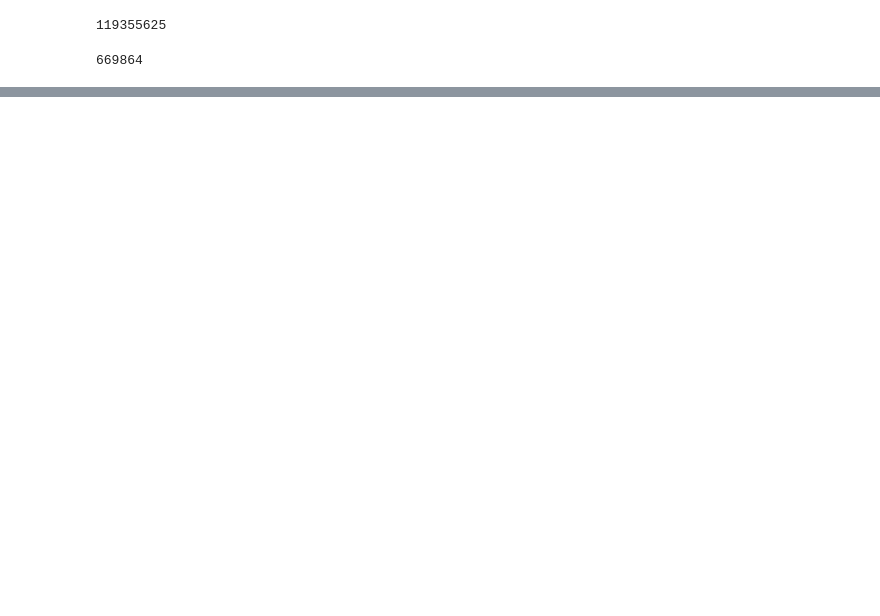
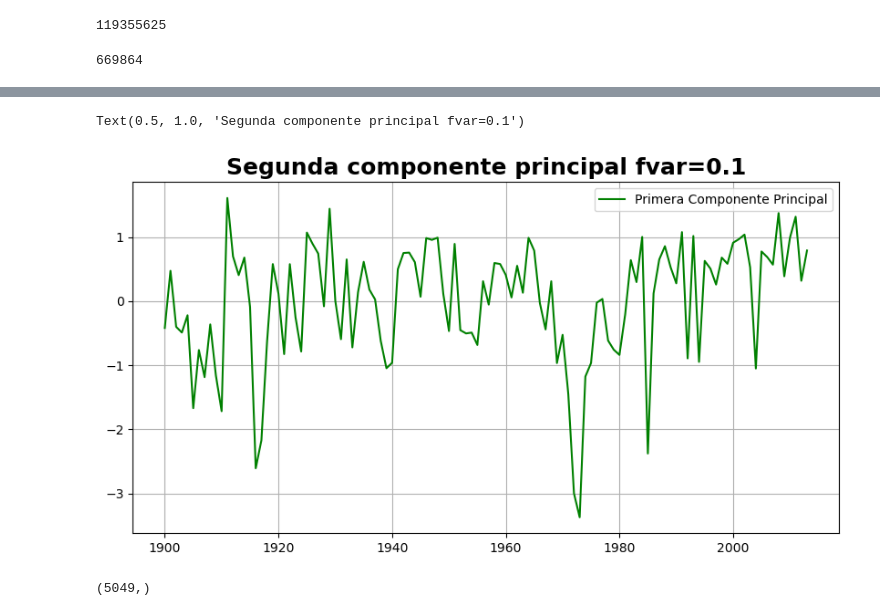
Before and after one commit to nagoremeabe/practica_3, a Jupyter notebook: parte_3.ipynb, the cells around one changed output, grey strips where cells are left out. Saved outputs shown, nothing was run; the diff lists cells and outputs as text; code cells hidden in the pictures; blank space fills up the shorter version.

```diff
--- a/parte_3.ipynb
+++ b/parte_3.ipynb
@@ -169,0 +207,9 @@ np.count_nonzero(np.isnan(y2.mean(axis=1)))
+# %%
+fig,ax=plt.subplots(figsize = (10,5))
+ax.plot(range(1900,2014),PCs[:,1],color='green',label='Primera Componente Principal')
+ax.grid()
+ax.legend()
+ax.set_title('Segunda componente principal fvar='+ str( round(fvar[1],2)),fontsize=18,weight='bold')
+# %% [output]
+Text(0.5, 1.0, 'Segunda componente principal fvar=0.1')
+[figure, added]
@@ -169,0 +349,4 @@ np.count_nonzero(np.isnan(y2.mean(axis=1)))
+# %%
+cor_sig1.shape
+# %% [output]
+(5049,)
```
Also changed, not shown: parts of 16 cells of this notebook.
